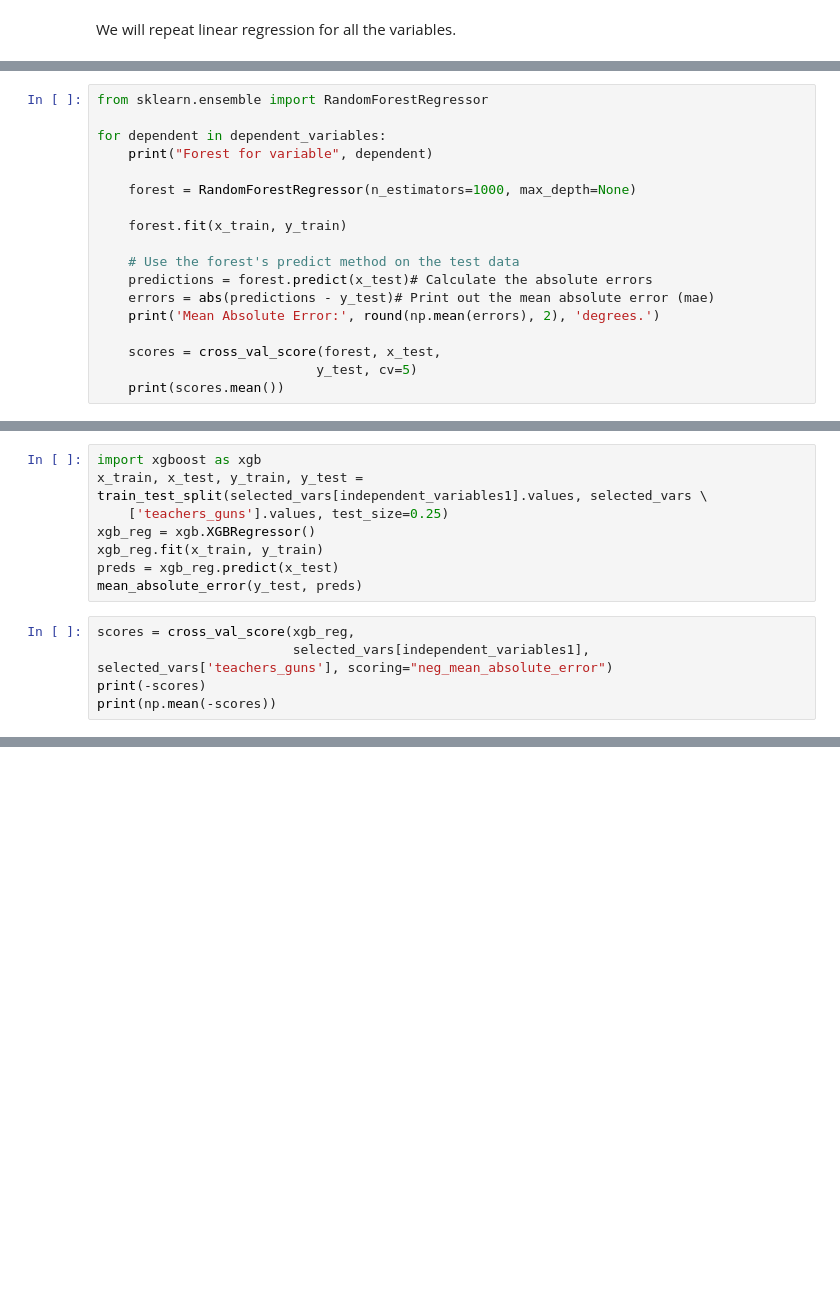
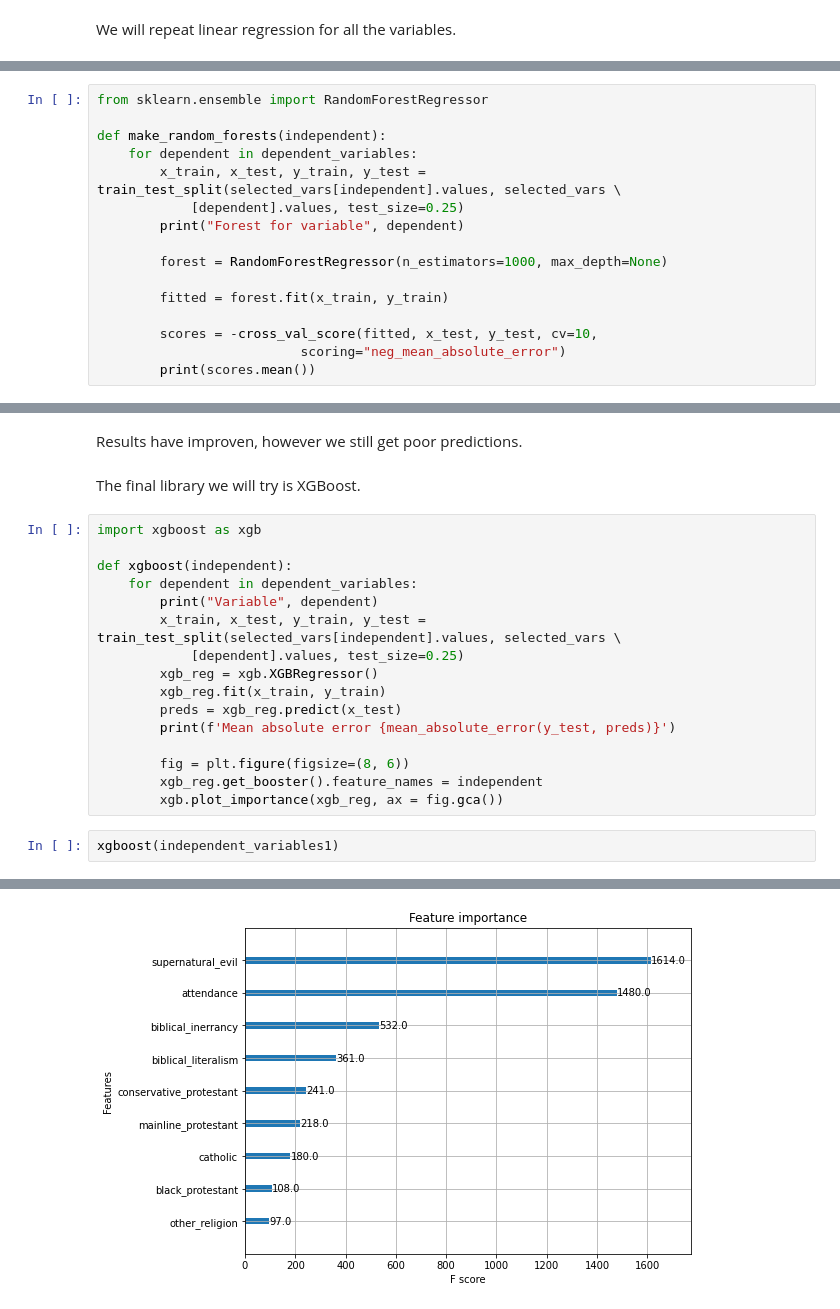
Before and after one commit to nataliaKat/Applied-ML-Assignments, a Jupyter notebook: assignment_02/assignment_02_Katsiapi_Natalia.ipynb, the cells around one changed output, grey strips where cells are left out. Drawn from its saved outputs; the diff is of its cells as text; blank space fills up the shorter version.

```diff
--- a/assignment_02/assignment_02_Katsiapi_Natalia.ipynb
+++ b/assignment_02/assignment_02_Katsiapi_Natalia.ipynb
@@ -916,18 +1072,16 @@ def make_random_forests(independent):
 # %%
 from sklearn.ensemble import RandomForestRegressor
 
-for dependent in dependent_variables:
-    print("Forest for variable", dependent)
+def make_random_forests(independent):
+    for dependent in dependent_variables:
+        x_train, x_test, y_train, y_test = train_test_split(selected_vars[independent].values, selected_vars \
+            [dependent].values, test_size=0.25)
+        print("Forest for variable", dependent)
 
-    forest = RandomForestRegressor(n_estimators=1000, max_depth=None)
+        forest = RandomForestRegressor(n_estimators=1000, max_depth=None)
 
-    forest.fit(x_train, y_train)
+        fitted = forest.fit(x_train, y_train)
 
-    # Use the forest's predict method on the test data
-    predictions = forest.predict(x_test)# Calculate the absolute errors
-    errors = abs(predictions - y_test)# Print out the mean absolute error (mae)
-    print('Mean Absolute Error:', round(np.mean(errors), 2), 'degrees.')
-
-    scores = cross_val_score(forest, x_test,
-                            y_test, cv=5)
-    print(scores.mean())
+        scores = -cross_val_score(fitted, x_test, y_test, cv=10,
+                          scoring="neg_mean_absolute_error")
+        print(scores.mean())
@@ -958,13 +1128,23 @@ for dependent in dependent_variables:
+# %% [markdown]
+Results have improven, however we still get poor predictions.
+# %% [markdown]
+The final library we will try is XGBoost.
 # %%
 import xgboost as xgb
-x_train, x_test, y_train, y_test = train_test_split(selected_vars[independent_variables1].values, selected_vars \
-    ['teachers_guns'].values, test_size=0.25)
-xgb_reg = xgb.XGBRegressor()
-xgb_reg.fit(x_train, y_train)
-preds = xgb_reg.predict(x_test)
-mean_absolute_error(y_test, preds)
+
+def xgboost(independent):
+    for dependent in dependent_variables:
+        print("Variable", dependent)
+        x_train, x_test, y_train, y_test = train_test_split(selected_vars[independent].values, selected_vars \
+            [dependent].values, test_size=0.25)
+        xgb_reg = xgb.XGBRegressor()
+        xgb_reg.fit(x_train, y_train)
+        preds = xgb_reg.predict(x_test)
+        print(f'Mean absolute error {mean_absolute_error(y_test, preds)}')
+
+        fig = plt.figure(figsize=(8, 6))
+        xgb_reg.get_booster().feature_names = independent
+        xgb.plot_importance(xgb_reg, ax = fig.gca())
-# %%
-scores = cross_val_score(xgb_reg,
-                         selected_vars[independent_variables1], selected_vars['teachers_guns'], scoring="neg_mean_absolute_error")
-print(-scores)
-print(np.mean(-scores))
+# %%
+xgboost(independent_variables1)
+# %% [output]
@@ -970,0 +1167 @@ print(np.mean(-scores))
+[figure, added]
```
Also changed, not shown: parts of 32 cells of this notebook.
